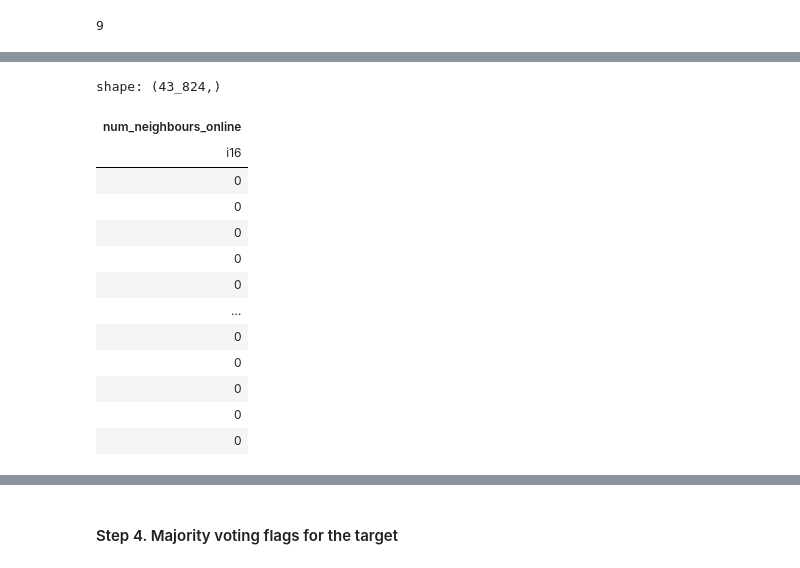
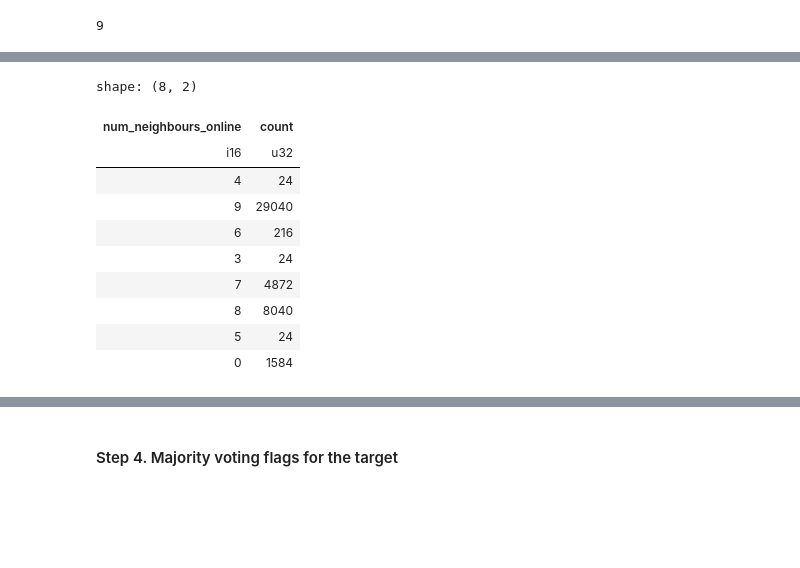
Before and after one commit to Thomasjkeel/RainfallQC-notebooks, a Jupyter notebook: notebooks/neighbour_checks.ipynb, the cells around one changed output, grey strips where cells are left out. Saved outputs shown, nothing was run; the diff lists cells and outputs as text; code cells hidden in the pictures; blank space fills up the shorter version.

Commit message:
finish qc17 hourly neighbours wet

```diff
--- a/notebooks/neighbour_checks.ipynb
+++ b/notebooks/neighbour_checks.ipynb
@@ -88,7 +88,7 @@ rain_col = f"rain_{station_metadata['original_units']}"
 # %%
 ## read in gauge data
 target_gauge = pl.read_csv(
-    "../data/gauge_data/DE_02483.txt",
+    f"../data/gauge_data/{TARGET_STATION_ID}.txt",
     skip_rows=20,
     schema_overrides={rain_col: pl.Float64},
 )
@@ -99,14 +99,17 @@ target_gauge = add_datetime_to_gauge_data(
     time_multiplying_factor=MULTIPLYING_FACTORS["hourly"],
 )
 target_gauge = target_gauge.select(["time", rain_col])  ## Reorder (to look nice)
+# %%
+def replace_no_data_with_nan(data, no_data_value):
+    return data.with_columns(
+        pl.when(pl.col(rain_col) == no_data_value)
+        .then(np.nan)
+        .otherwise(pl.col(rain_col))
+        .alias(rain_col)
+    )
 # %%
 ## make no data vals nans
-target_gauge = target_gauge.with_columns(
-    pl.when(pl.col(rain_col) == int(station_metadata["no_data_value"]))
-    .then(np.nan)
-    .otherwise(pl.col(rain_col))
-    .alias(rain_col)
-)
+target_gauge = replace_no_data_with_nan(target_gauge, no_data_value=int(station_metadata["no_data_value"]))
 # %%
 target_gauge.head()
 # %% [output]
@@ -1189,6 +1192,10 @@ for n_id in all_neighbour_ids_paths.keys():
     neighbouring_gdsr_gauge = get_neighbouring_gdsr_data(
         neighbour_gdsr_id=n_id, time_multiplying_factor=MULTIPLYING_FACTORS["hourly"]
     )
+    ## make no data vals nans
+    station_metadata = read_metadata(data_path=all_neighbour_ids_paths[n_id])
+    neighbouring_gdsr_gauge = replace_no_data_with_nan(neighbouring_gdsr_gauge, no_data_value=int(station_metadata["no_data_value"]))
+
     joined_gauges_gdsr = target_gauge.join(
         neighbouring_gdsr_gauge, on="time", suffix=f"_{n_id}"
     )
@@ -1235,7 +1242,6 @@ for n_id in all_neighbour_ids_paths.keys():
     q99 = scipy.stats.expon.ppf(0.99, expon_params[0], expon_params[1])
     q999 = scipy.stats.expon.ppf(0.999, expon_params[0], expon_params[1])
 
-
     ## 6. Assign flags
     joined_gauges_gdsr_normalised_wet_flags = (
         joined_gauges_gdsr_normalised_diff.with_columns(
@@ -1262,6 +1268,9 @@ for n_id in all_neighbour_ids_paths.keys():
         )
     )
     all_data = all_data.join(joined_gauges_gdsr_normalised_wet_flags[['time', f"wet_flags_{n_id}"]], on='time', how='left')
-    print(joined_gauges_gdsr_normalised_wet_flags[f"wet_flags_{n_id}"].value_counts())
+
+    ## 7. Forward flood-fill data to convert the flags back to hourly
+    all_data = all_data.with_columns(pl.col(f"wet_flags_{n_id}").forward_fill(limit=23))
+    print(all_data[f"wet_flags_{n_id}"].value_counts())
 # %% [output]
 DE_02718
@@ -1353,19 +1333,16 @@ shape: (43_824, 12)
 | 2010-12-31 22:00:00 | 0.0 | null | null | null | null | ... |
 | 2010-12-31 23:00:00 | 0.0 | null | null | null | null | ... |
 # %%
-all_data_num_neighbours['num_neighbours_online']
+all_data_num_neighbours['num_neighbours_online'].value_counts()
 # %% [output]
-shape: (43_824,)
+shape: (8, 2)
-| num_neighbours_online |
-| i16 |
-| 0 |
-| 0 |
-| 0 |
-| 0 |
-| 0 |
-| … |
-| 0 |
-| 0 |
-| 0 |
-| 0 |
-| 0 |
+| num_neighbours_online | count |
+| i16 | u32 |
+| 4 | 24 |
+| 9 | 29040 |
+| 6 | 216 |
+| 3 | 24 |
+| 7 | 4872 |
+| 8 | 8040 |
+| 5 | 24 |
+| 0 | 1584 |
```
Also changed, not shown: parts of 13 cells of this notebook.
